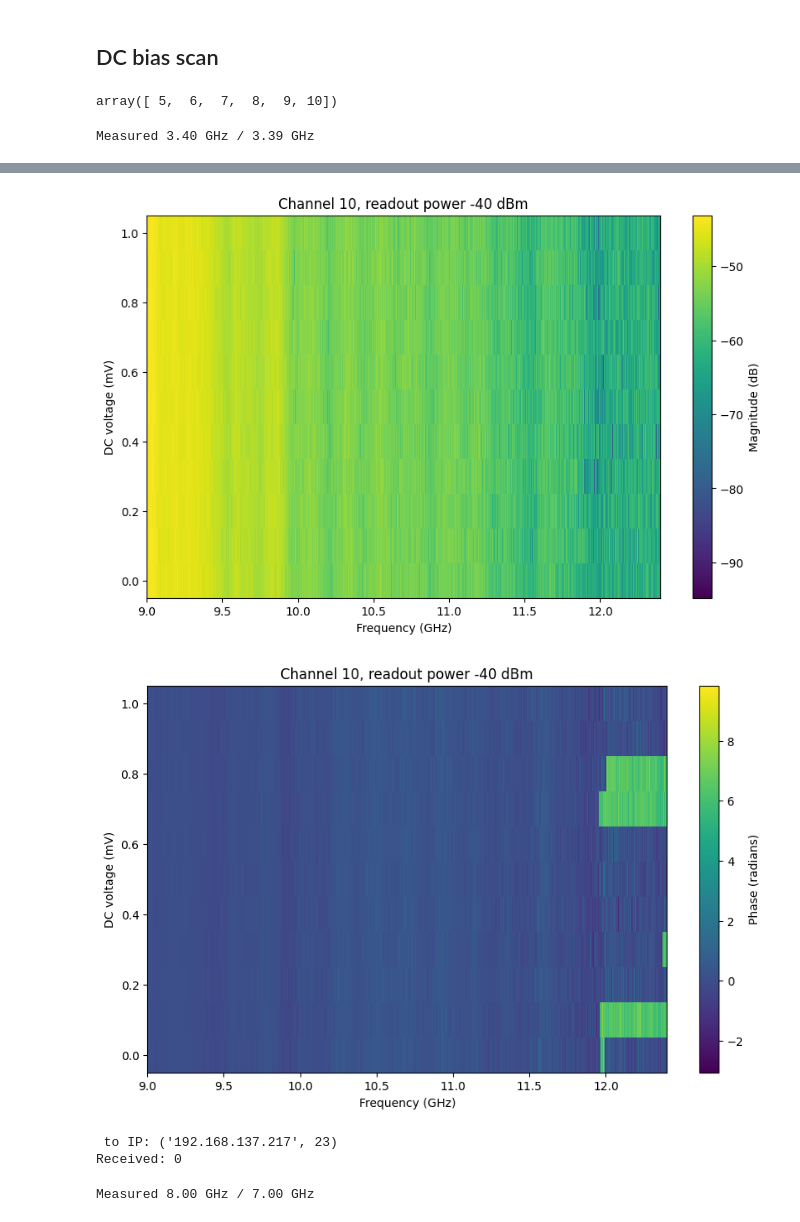
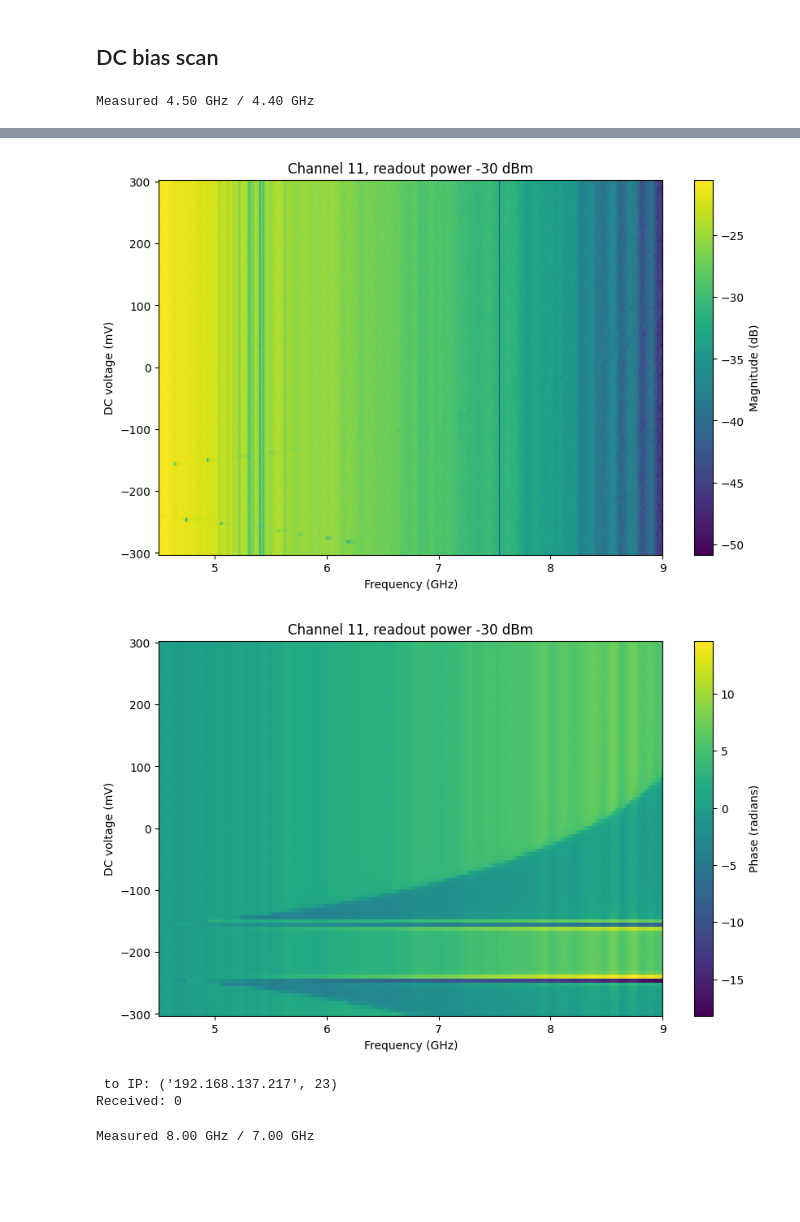
Before and after one commit to SchusterLab/slab_qick_calib, a Jupyter notebook: notebooks/SMPDs/VNA_datataking_SMPD.ipynb, the cells around one changed output, grey strips where cells are left out. Drawn from its saved outputs; the diff is of its cells as text; code cells hidden in the pictures; blank space fills up the shorter version.

```diff
--- a/notebooks/SMPDs/VNA_datataking_SMPD.ipynb
+++ b/notebooks/SMPDs/VNA_datataking_SMPD.ipynb
@@ -453,7 +447,7 @@ b.enable_output(11)
 # %%
 num_freqs = 10001
 
-start = 6.8; stop = 7.7; step = 1
+start = 4; stop = 8.49; step = 4.5
 #start = 7.6; stop = 7.8; step = 0.2
 
 
@@ -479,9 +473,9 @@ for i in range(1):#range(4):
         settings['measurement'] = 'S43'
         settings['start_freq'] = (current)*1e9
         settings['stop_freq'] = (current + step)*1e9
-        settings['RFpower'] = -50
+        settings['RFpower'] = -0
         settings['ifBW'] = 10000
-        settings['avg_time'] = 300
+        settings['avg_time'] = 30
         # if RFpower < -30:
         #     settings['avg_time'] = 0.5 * (10 ** (-RFpower/10)) / (10 ** (30/10))  # Increase averaging time for lower powers
 
@@ -519,5 +513,5 @@ for i in range(1):#range(4):
         # plt.plot(freq[res_idx],mag[res_idx],'ro')
         # plt.show()
         print(freq_all.shape, mag_all.shape)
-    # pickle.dump((freq_all, mag_all, phase_all), open(f'C:/_Data/SMPD/2026_03_14/BFG_C{channel_dict[i+1]}.pkl', 'wb'))
+    pickle.dump((freq_all, mag_all, phase_all), open(f'C:/_Data/SMPD/2026_06_18/waymer_buffer_warm.pkl', 'wb'))
 # %% [output]
@@ -567,7 +561,7 @@ plt.legend()
 # %%
 num_freqs = 1001
 
-start = 7.72; stop = 7.759; step = 0.04
+start = 7.760; stop = 7.785; step = 0.036
 # start = 7.6; stop = 7.8; step = 0.2
 
 current = start
@@ -580,12 +574,12 @@ while current <= stop:
 
     RS.reset()
     settings = RS.trans_default_settings()
-    settings['measurement'] = 'S43'
+    settings['measurement'] = 'S21'
     settings['start_freq'] = (current)*1e9
     settings['stop_freq'] = (current + step)*1e9
     settings['RFpower'] = -55
     settings['ifBW'] = 100000
-    settings['avg_time'] = 10
+    settings['avg_time'] = 20
     # if RFpower < -30:
     #     settings['avg_time'] = 0.5 * (10 ** (-RFpower/10)) / (10 ** (30/10))  # Increase averaging time for lower powers
 
@@ -1231,29 +1225,28 @@ for file in os.listdir(data_dir):
 # %% [markdown]
 ## DC bias scan
 # %%
-np.arange(5,11,1)
+import time
+import pickle
-# %% [output]
-array([ 5,  6,  7,  8,  9, 10])
 # %%
 # loop over CH from 5 to 10, and for each CH, loop over DC power from -0.5 mV to 5 mV in 21 steps, and for each DC power, measure the S43 parameter using the RS and store the magnitude and phase in a 2D array with dimensions (num_dc_powers, num_freqs)
-for CH in np.arange(5,11,1):
+for CH in [11]:  # np.arange(5,11,1):
     bias.set_voltage_mV(CH, 0)
     bias.enable_output(CH)
     num_freqs = 10001
-    num_dc_powers = 11
+    num_dc_powers = 101
 
     freq_array = np.zeros((num_dc_powers, num_freqs))
     mag_array = np.zeros((num_dc_powers, num_freqs))
     phase_array = np.zeros((num_dc_powers, num_freqs))
 
 
-    dc_powers = np.linspace(0,1,num_dc_powers)
+    dc_powers = np.linspace(-300,300,num_dc_powers)
     for i, dc_power in enumerate(dc_powers):
         print('set DC power to {} mV'.format(dc_power))
         bias.set_voltage_mV(CH,dc_power)
         bias.enable_output(CH)
         time.sleep(0.1)
-        start = 9 ; stop = 12.39; step = 3.4
+        start = 4.5 ; stop = 8.9; step = 4.5
         #start = 7.6; stop = 7.8; step = 0.2
 
         current = start
@@ -1269,9 +1262,9 @@ for CH in np.arange(5,11,1):
             settings['measurement'] = 'S43'
             settings['start_freq'] = (current)*1e9
             settings['stop_freq'] = (current + step)*1e9
-            settings['RFpower'] = -40
+            settings['RFpower'] = -30
             settings['ifBW'] = 10000
-            settings['avg_time'] = 360
+            settings['avg_time'] = 2
             # if RFpower < -30:
             #     settings['avg_time'] = 0.5 * (10 ** (-RFpower/10)) / (10 ** (30/10))  # Increase averaging time for lower powers
 
@@ -1322,7 +1315,7 @@ for CH in np.arange(5,11,1):
         plt.ylabel('DC voltage (mV)')
         plt.xlabel('Frequency (GHz)')
         plt.title('Channel {}, readout power {} dBm'.format(CH, settings['RFpower']))
-        plt.savefig('C:/_Data/SMPD/2026_05_25/tunable_resonator_higher_freq_CH{}_magnitude.png'.format(CH), dpi=300, bbox_inches='tight')
+        # plt.savefig('C:/_Data/SMPD/2026_05_25/tunable_resonator_higher_freq_CH{}_magnitude.png'.format(CH), dpi=300, bbox_inches='tight')
 
 
         plt.figure(figsize=(10,6))
@@ -1331,7 +1324,7 @@ for CH in np.arange(5,11,1):
         plt.ylabel('DC voltage (mV)')
         plt.xlabel('Frequency (GHz)')
         plt.title('Channel {}, readout power {} dBm'.format(CH, settings['RFpower']))
-        plt.savefig('C:/_Data/SMPD/2026_05_25/tunable_resonator_higher_freq_CH{}_phase.png'.format(CH), dpi=300, bbox_inches='tight')
+        # plt.savefig('C:/_Data/SMPD/2026_05_25/tunable_resonator_higher_freq_CH{}_phase.png'.format(CH), dpi=300, bbox_inches='tight')
 
         plt.show()
         time.sleep(0.1)
@@ -1339,6 +1332,6 @@ for CH in np.arange(5,11,1):
     bias.set_voltage_mV(CH, 0)
     bias.disable_output(CH)
 
-    pickle.dump((freq_array, mag_array, phase_array, dc_powers), open('C:/_Data/SMPD/2026_05_25/tunable_resonator_higher_freq_CH{}.pkl'.format(CH), 'wb'))
+    pickle.dump((freq_array, mag_array, phase_array, dc_powers), open('C:/_Data/SMPD/2026_06_18/JPA_search_with_waste.pkl'.format(CH), 'wb'))
 # %% [output]
-Measured 3.40 GHz / 3.39 GHz
+Measured 4.50 GHz / 4.40 GHz
@@ -1347,4 +1340,4 @@ Measured 3.40 GHz / 3.39 GHz
-[figure, old version]
+[figure, new version]
-[figure, old version]
+[figure, new version]
  to IP: ('192.168.137.217', 23)
 Received: 0
```
Also changed, not shown: parts of 7 cells of this notebook, 34 other files.
